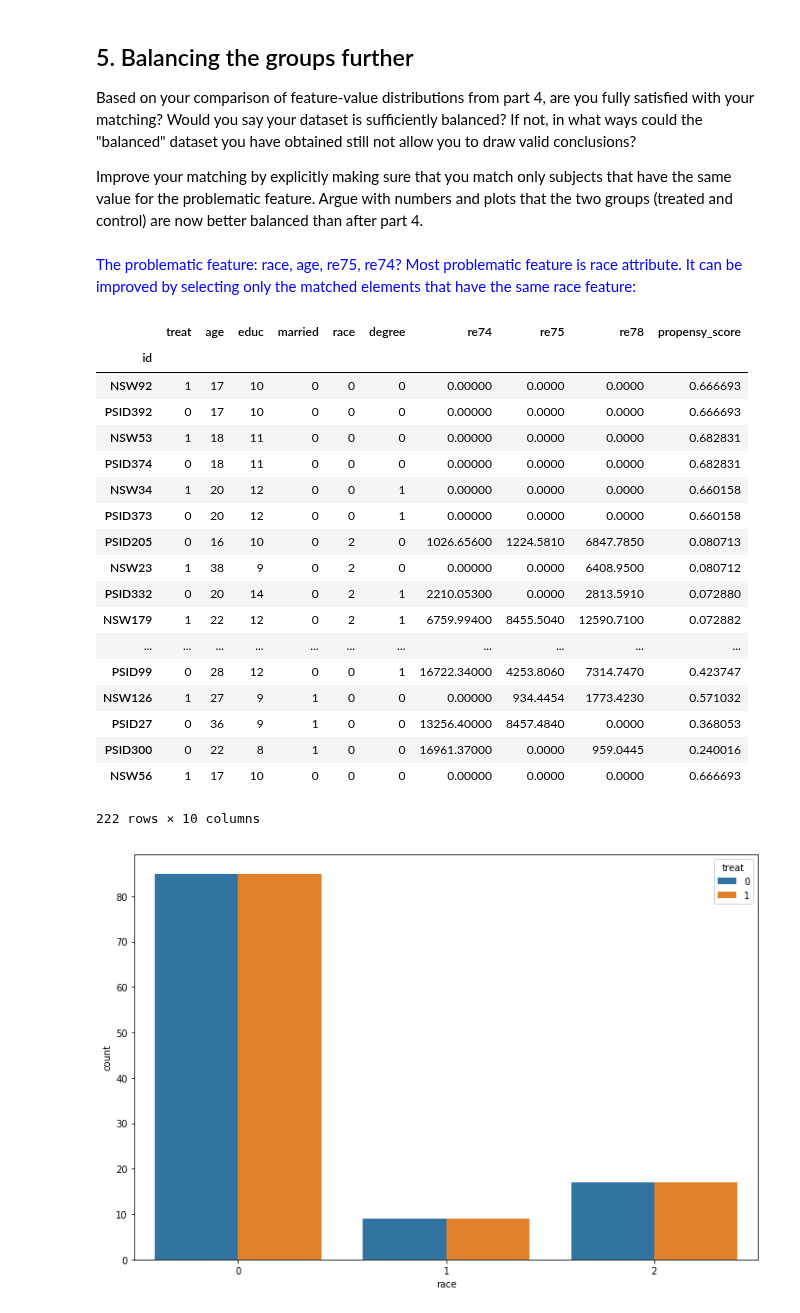
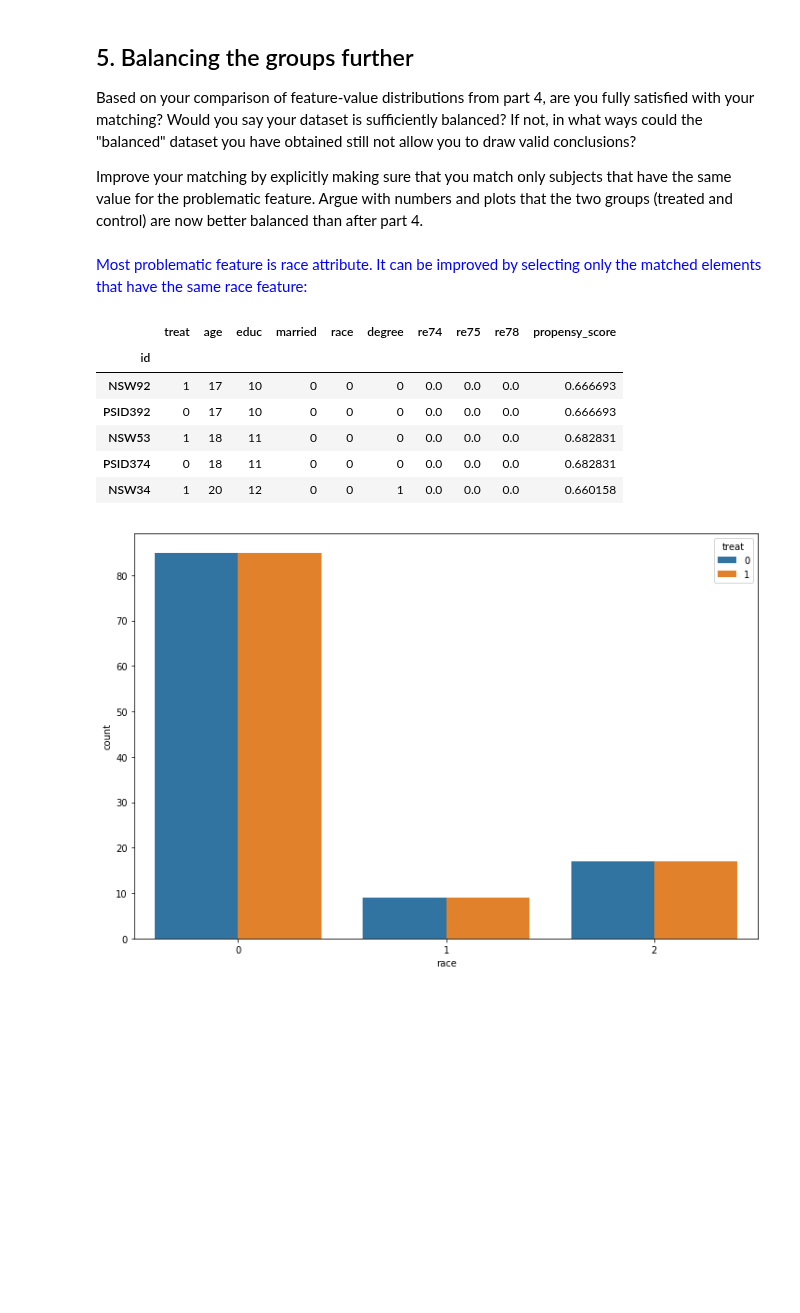
Before and after one commit to mosimann/ADA, a Jupyter notebook: 04 - Applied ML/Homework 4.ipynb, the cells around one changed output. Drawn from its saved outputs; the diff is of its cells as text; code cells hidden in the pictures; blank space fills up the shorter version.

```diff
--- a/04 - Applied ML/Homework 4.ipynb
+++ b/04 - Applied ML/Homework 4.ipynb
@@ -369,42 +371,30 @@ If not, in what ways could the "balanced" dataset you have obtained still not al
 Improve your matching by explicitly making sure that you match only subjects that have the same value for the problematic feature.
 Argue with numbers and plots that the two groups (treated and control) are now better balanced than after part 4.
 # %% [markdown]
-<span style="color:blue">The problematic feature: race, age, re75, re74? Most problematic feature is race attribute. It can be improved by selecting only the matched elements that have the same race feature:
+<span style="color:blue">Most problematic feature is race attribute. It can be improved by selecting only the matched elements that have the same race feature:
 # %%
 lalonde_cleaned_index = []
 bla = []
 l = len(lalonde_matched) -1
 
 for i in range(0,l,2):
     if lalonde_matched.iloc[i].race == lalonde_matched.iloc[i+1].race:
         lalonde_cleaned_index.append(lalonde_matched.iloc[i].name)
         lalonde_cleaned_index.append(lalonde_matched.iloc[i+1].name)
 
 
 lalonde_cleaned_index
 lalonde_cleaned = lalonde_matched.loc[lalonde_cleaned_index]
 #lalonde_matched.iloc[0].name
-lalonde_cleaned
+lalonde_cleaned.head()
 # %% [output]
 |  | treat | age | educ | married | race | degree | re74 | re75 | re78 | propensy_score |
 | id |  |  |  |  |  |  |  |  |  |  |
-| NSW92 | 1 | 17 | 10 | 0 | 0 | 0 | 0.00000 | 0.0000 | 0.0000 | 0.666693 |
-| PSID392 | 0 | 17 | 10 | 0 | 0 | 0 | 0.00000 | 0.0000 | 0.0000 | 0.666693 |
-| NSW53 | 1 | 18 | 11 | 0 | 0 | 0 | 0.00000 | 0.0000 | 0.0000 | 0.682831 |
-| PSID374 | 0 | 18 | 11 | 0 | 0 | 0 | 0.00000 | 0.0000 | 0.0000 | 0.682831 |
-| NSW34 | 1 | 20 | 12 | 0 | 0 | 1 | 0.00000 | 0.0000 | 0.0000 | 0.660158 |
-| PSID373 | 0 | 20 | 12 | 0 | 0 | 1 | 0.00000 | 0.0000 | 0.0000 | 0.660158 |
-| PSID205 | 0 | 16 | 10 | 0 | 2 | 0 | 1026.65600 | 1224.5810 | 6847.7850 | 0.080713 |
-| NSW23 | 1 | 38 | 9 | 0 | 2 | 0 | 0.00000 | 0.0000 | 6408.9500 | 0.080712 |
-| PSID332 | 0 | 20 | 14 | 0 | 2 | 1 | 2210.05300 | 0.0000 | 2813.5910 | 0.072880 |
-| NSW179 | 1 | 22 | 12 | 0 | 2 | 1 | 6759.99400 | 8455.5040 | 12590.7100 | 0.072882 |
-| ... | ... | ... | ... | ... | ... | ... | ... | ... | ... | ... |
-| PSID99 | 0 | 28 | 12 | 0 | 0 | 1 | 16722.34000 | 4253.8060 | 7314.7470 | 0.423747 |
-| NSW126 | 1 | 27 | 9 | 1 | 0 | 0 | 0.00000 | 934.4454 | 1773.4230 | 0.571032 |
-| PSID27 | 0 | 36 | 9 | 1 | 0 | 0 | 13256.40000 | 8457.4840 | 0.0000 | 0.368053 |
-| PSID300 | 0 | 22 | 8 | 1 | 0 | 0 | 16961.37000 | 0.0000 | 959.0445 | 0.240016 |
-| NSW56 | 1 | 17 | 10 | 0 | 0 | 0 | 0.00000 | 0.0000 | 0.0000 | 0.666693 |
+| NSW92 | 1 | 17 | 10 | 0 | 0 | 0 | 0.0 | 0.0 | 0.0 | 0.666693 |
+| PSID392 | 0 | 17 | 10 | 0 | 0 | 0 | 0.0 | 0.0 | 0.0 | 0.666693 |
+| NSW53 | 1 | 18 | 11 | 0 | 0 | 0 | 0.0 | 0.0 | 0.0 | 0.682831 |
+| PSID374 | 0 | 18 | 11 | 0 | 0 | 0 | 0.0 | 0.0 | 0.0 | 0.682831 |
+| NSW34 | 1 | 20 | 12 | 0 | 0 | 1 | 0.0 | 0.0 | 0.0 | 0.660158 |
-222 rows × 10 columns
 # %%
 fig, ax1 = plt.subplots(figsize=(12,8))
 ax1 = sns.countplot(x="race", hue="treat", data=lalonde_cleaned)
```
Also changed, not shown: parts of 14 cells of this notebook.
